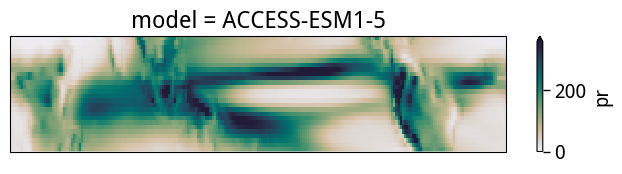
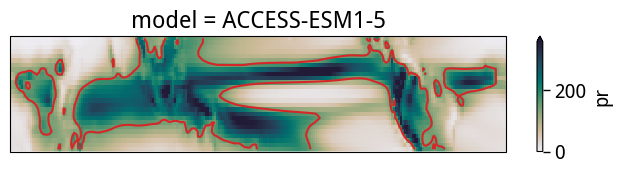
Code edit (unified diff) that turned the first committed figure into the second:
--- before
+++ after
@@ -3,4 +3,5 @@
 ax.set_aspect('auto')
 pr_pic_orig.sel(lat = slice(-20, 20)).mean('time').plot(vmin=0, vmax=360, cmap=cmocean.cm.rain, transform=ccrs.PlateCarree())#, cbar_kwargs = dict(orientation='horizontal', shrink=0.8, aspect=40))
+pr_pic_orig.sel(lat = slice(-20, 20)).mean('time').plot.contour(levels=[150], colors='tab:red', transform=ccrs.PlateCarree())#, cbar_kwargs = dict(orientation='horizontal', shrink=0.8, aspect=40))
 # (ts_pic_orig - 273).sel(lat = slice(-20, 20)).isel(time = slice(0, 100)).mean('time').plot(cmap='Spectral_r', vmin=20, center=26.5, transform=ccrs.PlateCarree(), cbar_kwargs=dict(orientation='horizontal', shrink=0.8, aspect=40))
 # (ts_thresh_pic - 273).isel(time = slice(0, 100)).mean('time').plot.contourf(cmap='Spectral_r', levels=21, transform=ccrs.PlateCarree())

Commit: checkpoint: minor figure changes; new files